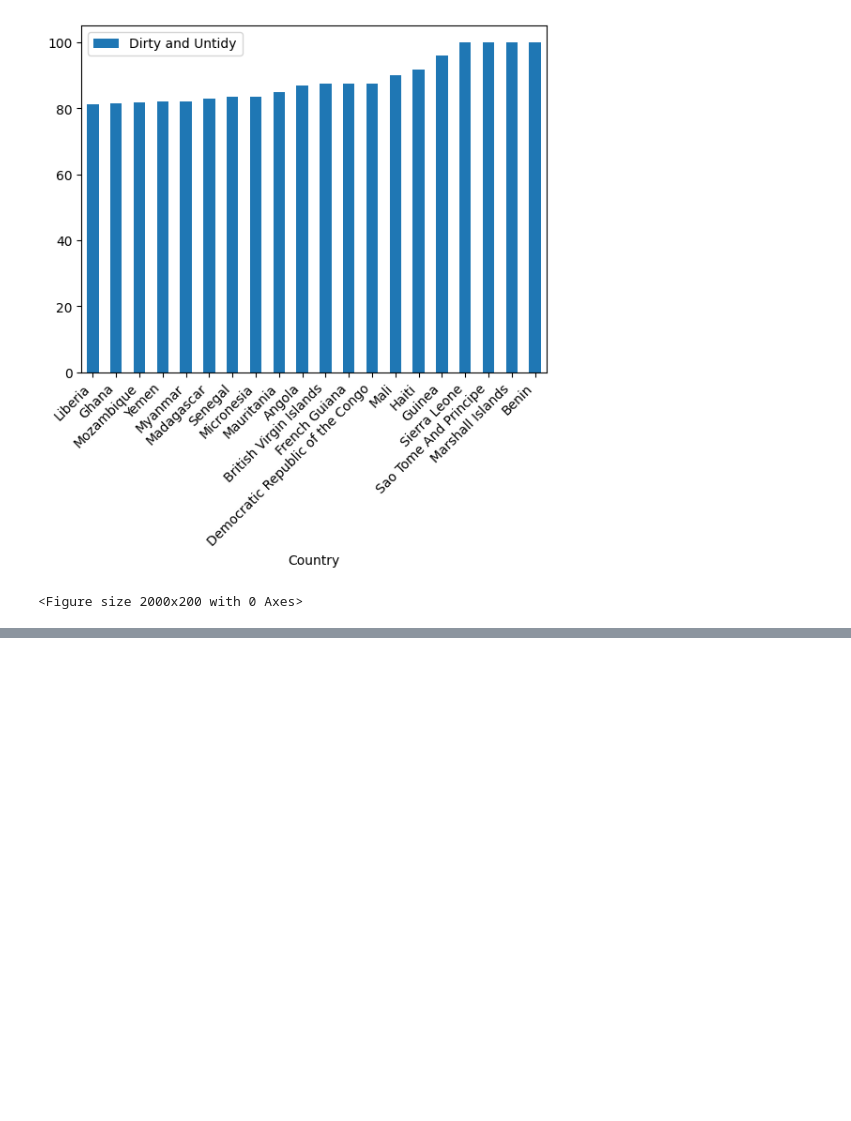
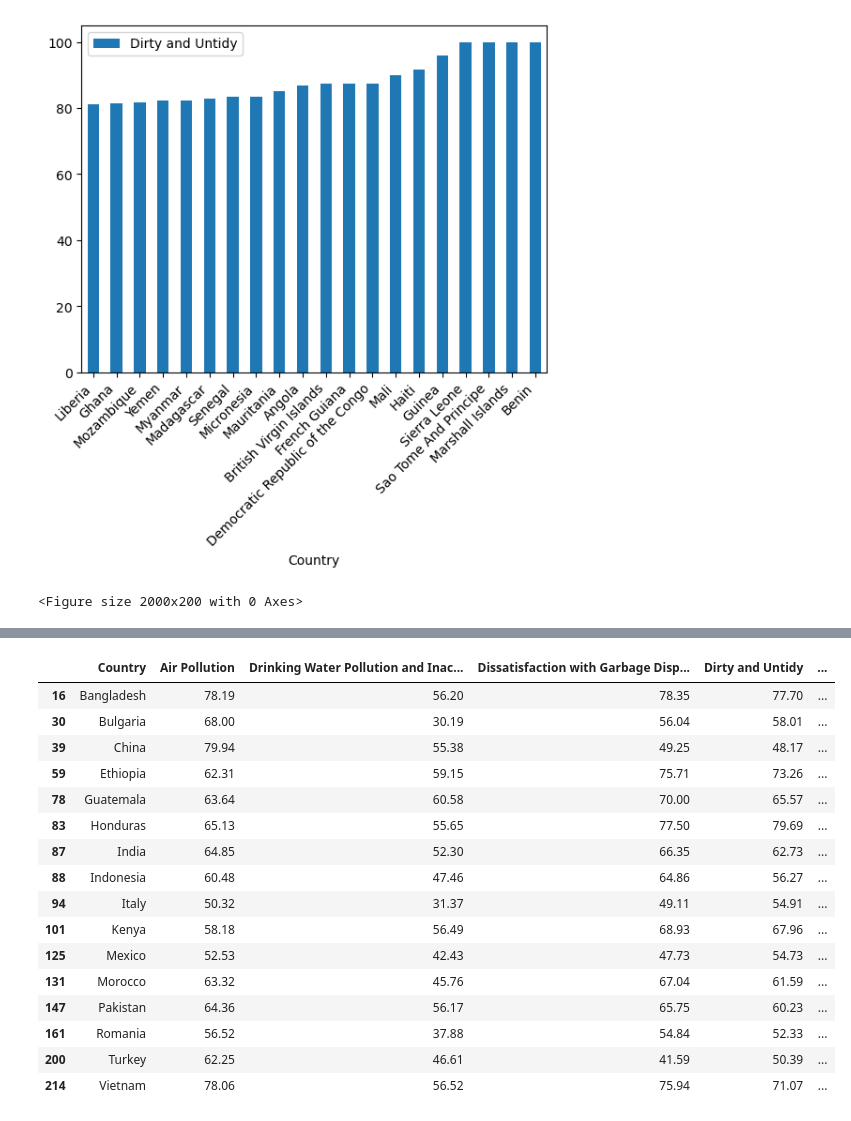
Before and after one commit to sim-cell/DALAS, a Jupyter notebook: analyse/pays_analyse.ipynb, the cells around one changed output, grey strips where cells are left out. Saved outputs shown, nothing was run; the diff lists cells and outputs as text; code cells hidden in the pictures; blank space fills up the shorter version.

```diff
--- a/analyse/pays_analyse.ipynb
+++ b/analyse/pays_analyse.ipynb
@@ -100,0 +155,26 @@ df[df['Country'] == 'Bangladesh']
+# %%
+# countries for H&M
+# changing the names to english
+unique_pays_hm = ['Bangladesh', 'China', 'Pakistan','India' ,'Vietnam', 'Turkey', 'Birmany'
+ 'Cambodgia', 'Indonesia', 'Morocco', 'Bulgaria', 'Guatemala', 'Kenya', 'Honduras',
+ 'Romania', 'Mexico', 'Ethiopia', 'Italy']
+info_fast = df[df['Country'].isin(unique_pays_hm)]
+info_fast
+# %% [output]
+|  | Country | Air Pollution | Drinking Water Pollution and Inac... | Dissatisfaction with Garbage Disp... | Dirty and Untidy | ... |
+| 16 | Bangladesh | 78.19 | 56.20 | 78.35 | 77.70 | ... |
+| 30 | Bulgaria | 68.00 | 30.19 | 56.04 | 58.01 | ... |
+| 39 | China | 79.94 | 55.38 | 49.25 | 48.17 | ... |
+| 59 | Ethiopia | 62.31 | 59.15 | 75.71 | 73.26 | ... |
+| 78 | Guatemala | 63.64 | 60.58 | 70.00 | 65.57 | ... |
+| 83 | Honduras | 65.13 | 55.65 | 77.50 | 79.69 | ... |
+| 87 | India | 64.85 | 52.30 | 66.35 | 62.73 | ... |
+| 88 | Indonesia | 60.48 | 47.46 | 64.86 | 56.27 | ... |
+| 94 | Italy | 50.32 | 31.37 | 49.11 | 54.91 | ... |
+| 101 | Kenya | 58.18 | 56.49 | 68.93 | 67.96 | ... |
+| 125 | Mexico | 52.53 | 42.43 | 47.73 | 54.73 | ... |
+| 131 | Morocco | 63.32 | 45.76 | 67.04 | 61.59 | ... |
+| 147 | Pakistan | 64.36 | 56.17 | 65.75 | 60.23 | ... |
+| 161 | Romania | 56.52 | 37.88 | 54.84 | 52.33 | ... |
+| 200 | Turkey | 62.25 | 46.61 | 41.59 | 50.39 | ... |
+| 214 | Vietnam | 78.06 | 56.52 | 75.94 | 71.07 | ... |
```
Also changed, not shown: parts of 11 cells of this notebook, 6 other files.
